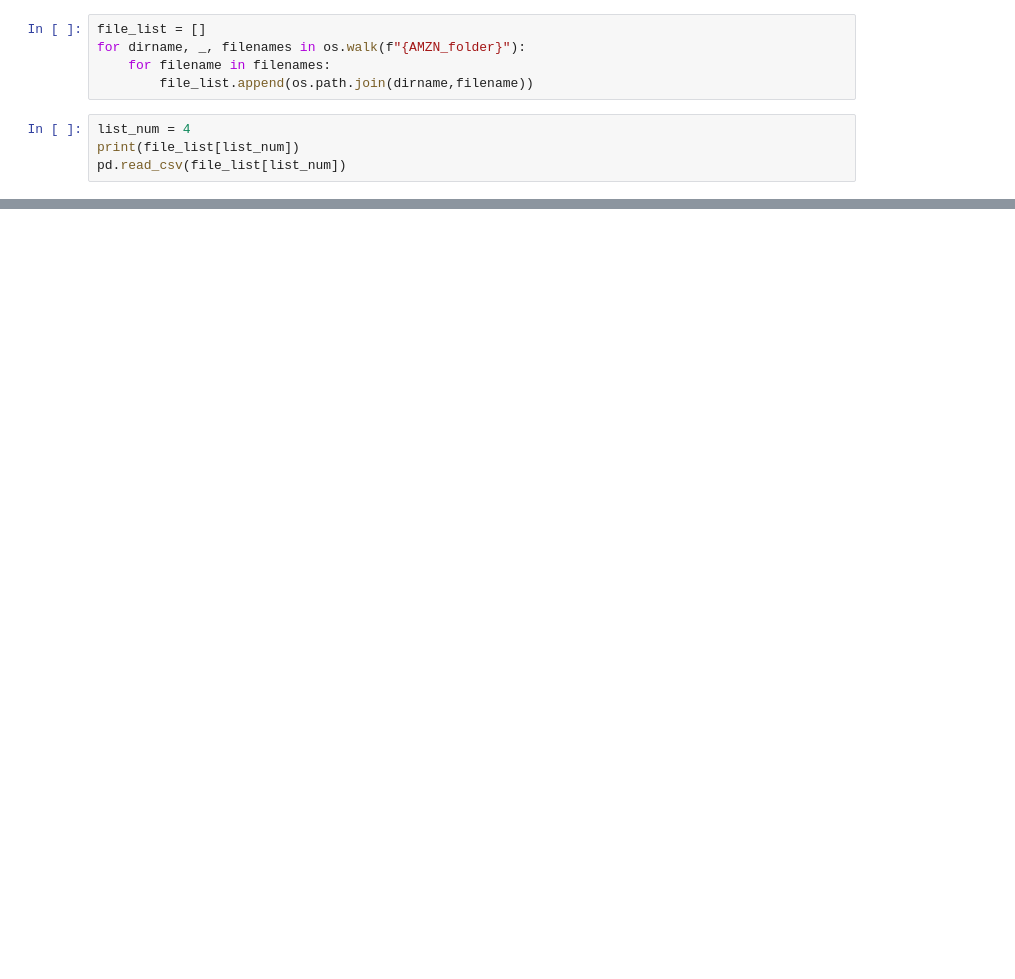
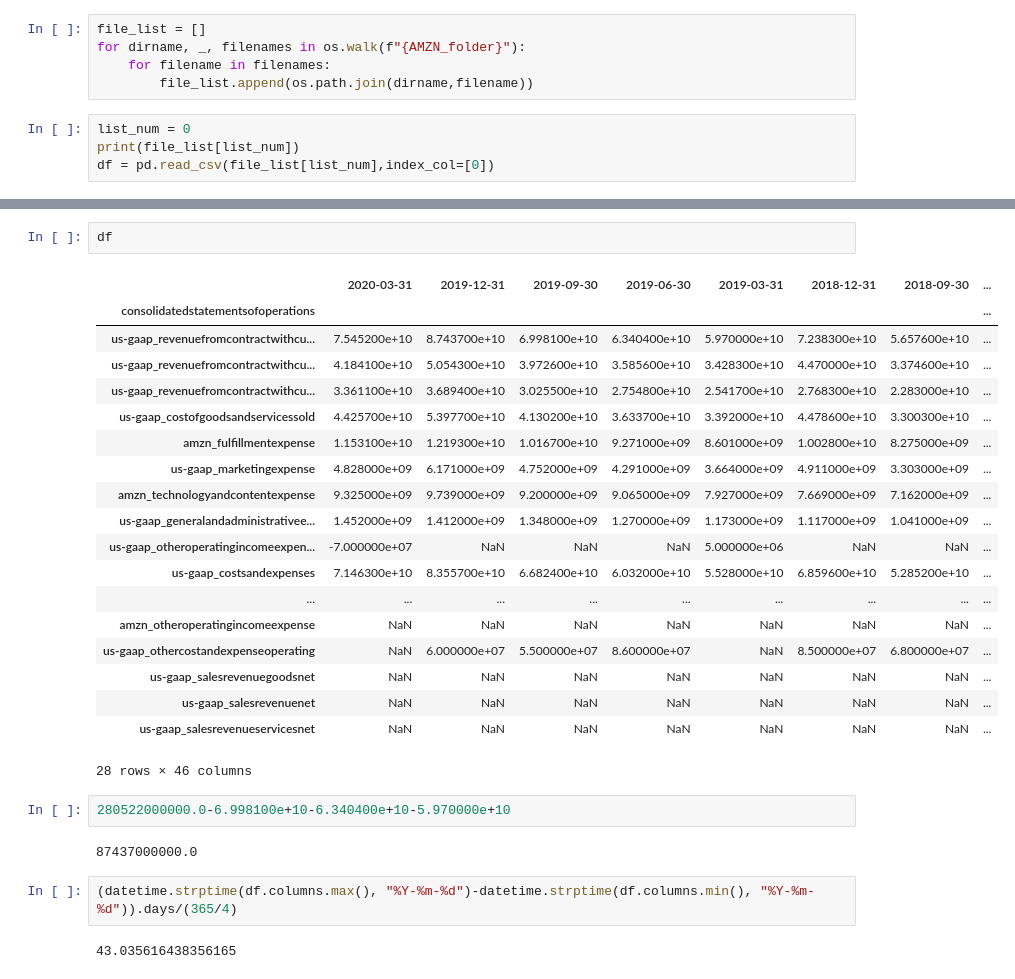
Before and after one commit to antgoldbloom/XBRL_Parser, a Jupyter notebook: view_csvs.ipynb, the cells around one changed output, grey strips where cells are left out. Drawn from its saved outputs; the diff is of its cells as text; blank space fills up the shorter version.

```diff
--- a/view_csvs.ipynb
+++ b/view_csvs.ipynb
@@ -7,7 +9,7 @@ for dirname, _, filenames in os.walk(f"{AMZN_folder}"):
     for filename in filenames:
         file_list.append(os.path.join(dirname,filename))
 # %%
-list_num = 4
+list_num = 0
 print(file_list[list_num])
-pd.read_csv(file_list[list_num])
+df = pd.read_csv(file_list[list_num],index_col=[0])
 # %% [output]
@@ -38,0 +17,30 @@
+# %%
+df
+# %% [output]
+|  | 2020-03-31 | 2019-12-31 | 2019-09-30 | 2019-06-30 | 2019-03-31 | 2018-12-31 | 2018-09-30 | ... |
+| consolidatedstatementsofoperations |  |  |  |  |  |  |  | ... |
+| us-gaap_revenuefromcontractwithcu... | 7.545200e+10 | 8.743700e+10 | 6.998100e+10 | 6.340400e+10 | 5.970000e+10 | 7.238300e+10 | 5.657600e+10 | ... |
+| us-gaap_revenuefromcontractwithcu... | 4.184100e+10 | 5.054300e+10 | 3.972600e+10 | 3.585600e+10 | 3.428300e+10 | 4.470000e+10 | 3.374600e+10 | ... |
+| us-gaap_revenuefromcontractwithcu... | 3.361100e+10 | 3.689400e+10 | 3.025500e+10 | 2.754800e+10 | 2.541700e+10 | 2.768300e+10 | 2.283000e+10 | ... |
+| us-gaap_costofgoodsandservicessold | 4.425700e+10 | 5.397700e+10 | 4.130200e+10 | 3.633700e+10 | 3.392000e+10 | 4.478600e+10 | 3.300300e+10 | ... |
+| amzn_fulfillmentexpense | 1.153100e+10 | 1.219300e+10 | 1.016700e+10 | 9.271000e+09 | 8.601000e+09 | 1.002800e+10 | 8.275000e+09 | ... |
+| us-gaap_marketingexpense | 4.828000e+09 | 6.171000e+09 | 4.752000e+09 | 4.291000e+09 | 3.664000e+09 | 4.911000e+09 | 3.303000e+09 | ... |
+| amzn_technologyandcontentexpense | 9.325000e+09 | 9.739000e+09 | 9.200000e+09 | 9.065000e+09 | 7.927000e+09 | 7.669000e+09 | 7.162000e+09 | ... |
+| us-gaap_generalandadministrativee... | 1.452000e+09 | 1.412000e+09 | 1.348000e+09 | 1.270000e+09 | 1.173000e+09 | 1.117000e+09 | 1.041000e+09 | ... |
+| us-gaap_otheroperatingincomeexpen... | -7.000000e+07 | NaN | NaN | NaN | 5.000000e+06 | NaN | NaN | ... |
+| us-gaap_costsandexpenses | 7.146300e+10 | 8.355700e+10 | 6.682400e+10 | 6.032000e+10 | 5.528000e+10 | 6.859600e+10 | 5.285200e+10 | ... |
+| ... | ... | ... | ... | ... | ... | ... | ... | ... |
+| amzn_otheroperatingincomeexpense | NaN | NaN | NaN | NaN | NaN | NaN | NaN | ... |
+| us-gaap_othercostandexpenseoperating | NaN | 6.000000e+07 | 5.500000e+07 | 8.600000e+07 | NaN | 8.500000e+07 | 6.800000e+07 | ... |
+| us-gaap_salesrevenuegoodsnet | NaN | NaN | NaN | NaN | NaN | NaN | NaN | ... |
+| us-gaap_salesrevenuenet | NaN | NaN | NaN | NaN | NaN | NaN | NaN | ... |
+| us-gaap_salesrevenueservicesnet | NaN | NaN | NaN | NaN | NaN | NaN | NaN | ... |
+28 rows × 46 columns
+# %%
+280522000000.0-6.998100e+10-6.340400e+10-5.970000e+10
+# %% [output]
+87437000000.0
+# %%
+(datetime.strptime(df.columns.max(), "%Y-%m-%d")-datetime.strptime(df.columns.min(), "%Y-%m-%d")).days/(365/4)
+# %% [output]
+43.035616438356165
```
Also changed, not shown: parts of 3 cells of this notebook, 2 other files.
